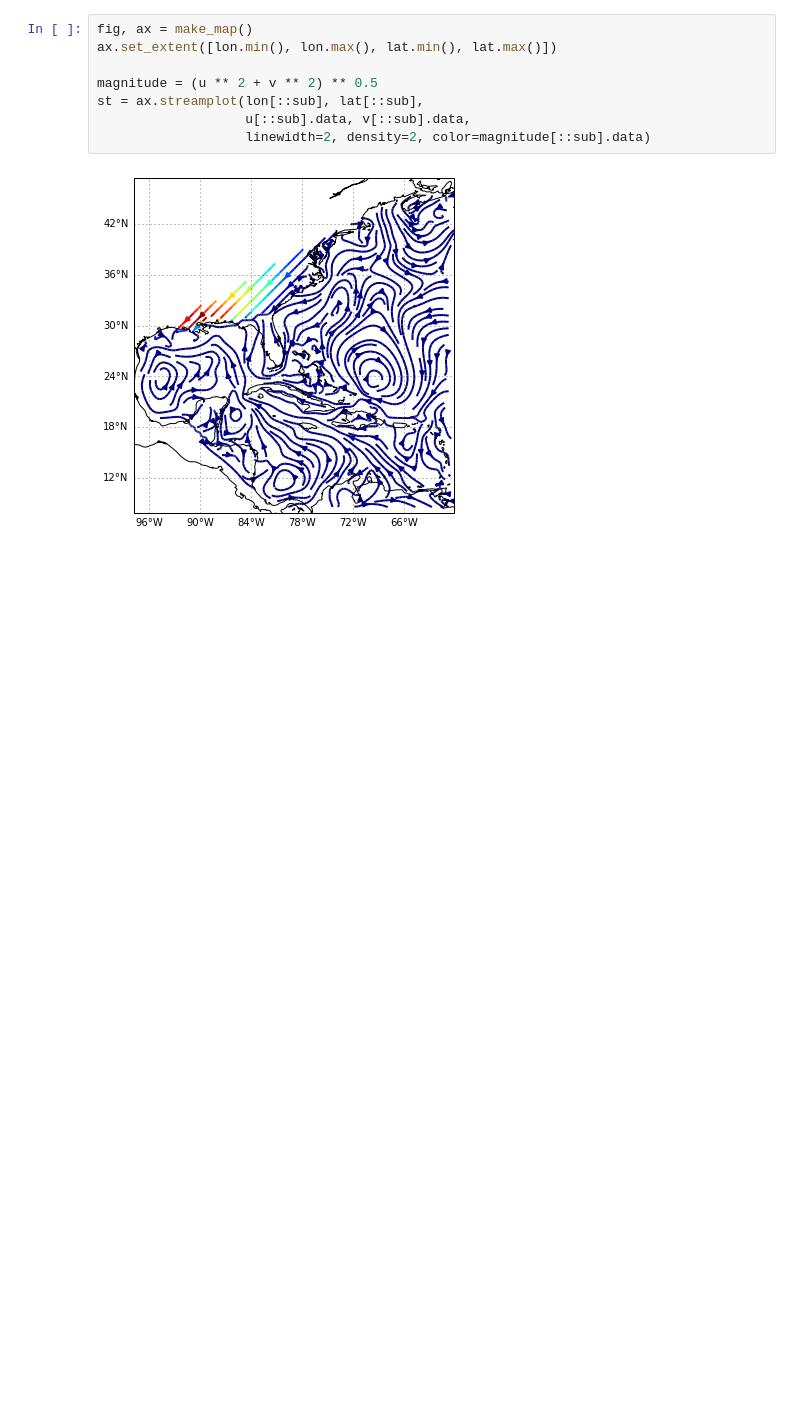
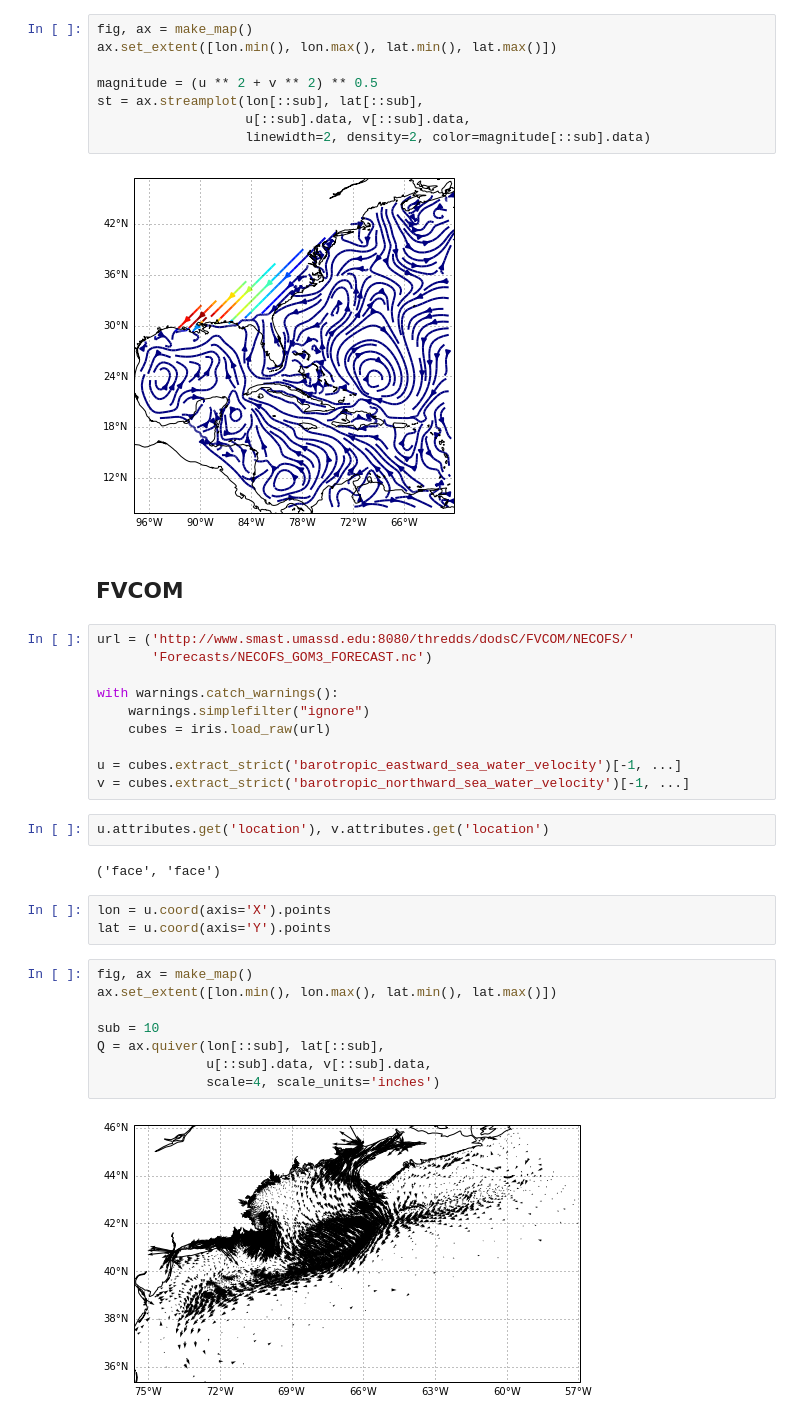
Before and after one commit to pyugrid/pyugrid, a Jupyter notebook: notebook_examples/vector_plotting_example.ipynb, the cells around one changed output. Drawn from its saved outputs; the diff is of its cells as text; blank space fills up the shorter version.

Commit message:
Interop velocity.

```diff
--- a/notebook_examples/vector_plotting_example.ipynb
+++ b/notebook_examples/vector_plotting_example.ipynb
@@ -96,3 +93,32 @@ st = ax.streamplot(lon[::sub], lat[::sub],
                    linewidth=2, density=2, color=magnitude[::sub].data)
 # %% [output]
 [figure]
+# %% [markdown]
+## FVCOM
+# %%
+url = ('http://www.smast.umassd.edu:8080/thredds/dodsC/FVCOM/NECOFS/'
+       'Forecasts/NECOFS_GOM3_FORECAST.nc')
+
+with warnings.catch_warnings():
+    warnings.simplefilter("ignore")
+    cubes = iris.load_raw(url)
+
+u = cubes.extract_strict('barotropic_eastward_sea_water_velocity')[-1, ...]
+v = cubes.extract_strict('barotropic_northward_sea_water_velocity')[-1, ...]
+# %%
+u.attributes.get('location'), v.attributes.get('location')
+# %% [output]
+('face', 'face')
+# %%
+lon = u.coord(axis='X').points
+lat = u.coord(axis='Y').points
+# %%
+fig, ax = make_map()
+ax.set_extent([lon.min(), lon.max(), lat.min(), lat.max()])
+
+sub = 10
+Q = ax.quiver(lon[::sub], lat[::sub],
+              u[::sub].data, v[::sub].data,
+              scale=4, scale_units='inches')
+# %% [output]
+[figure, added]
```
Also changed, not shown: parts of 11 cells of this notebook.
